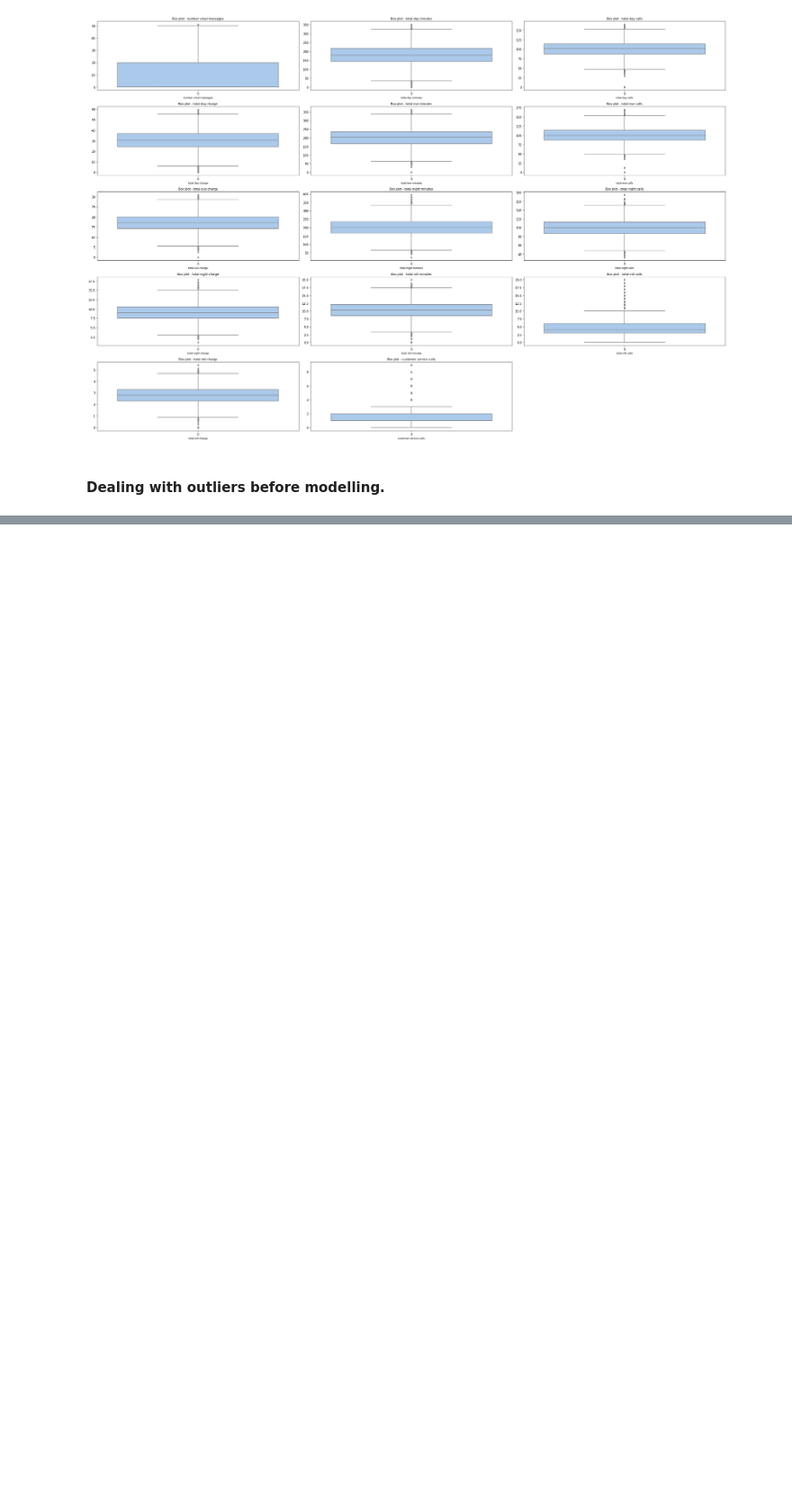
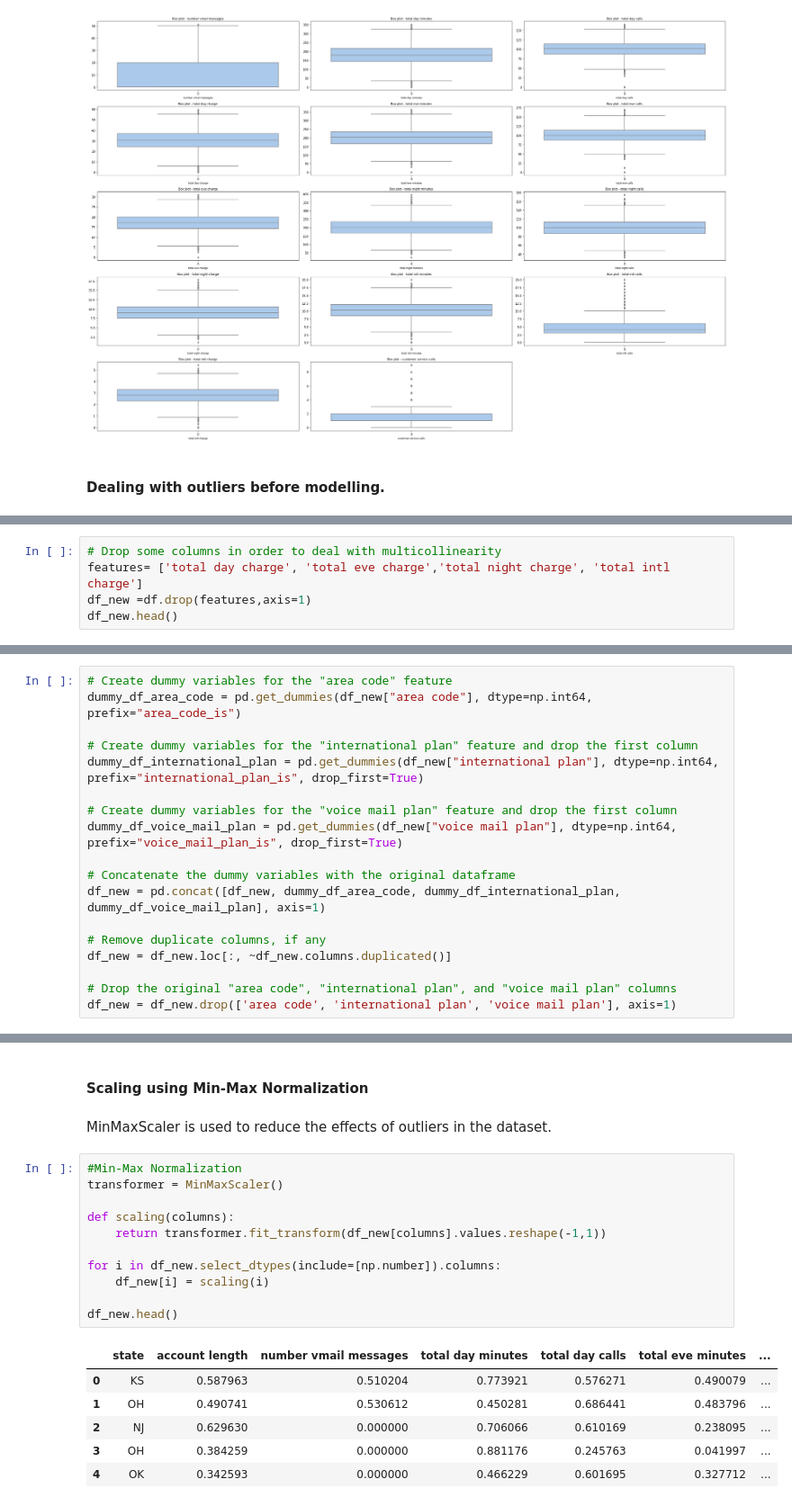
Before and after one commit to 101Prudencia-py/Churn-Analysis, a Jupyter notebook: Untitled.ipynb, the cells around one changed output, grey strips where cells are left out. Shown at 90% size. Drawn from its saved outputs; the diff is of its cells as text; blank space fills up the shorter version.

```diff
--- a/Untitled.ipynb
+++ b/Untitled.ipynb
@@ -562,0 +590,5 @@ After dropping numerical outliers, length of the dataframe is:  3127
+# %%
+# Drop some columns in order to deal with multicollinearity
+features= ['total day charge', 'total eve charge','total night charge', 'total intl charge']
+df_new =df.drop(features,axis=1)
+df_new.head()
@@ -562,0 +629,18 @@ After dropping numerical outliers, length of the dataframe is:  3127
+# %%
+# Create dummy variables for the "area code" feature
+dummy_df_area_code = pd.get_dummies(df_new["area code"], dtype=np.int64, prefix="area_code_is")
+
+# Create dummy variables for the "international plan" feature and drop the first column
+dummy_df_international_plan = pd.get_dummies(df_new["international plan"], dtype=np.int64, prefix="international_plan_is", drop_first=True)
+
+# Create dummy variables for the "voice mail plan" feature and drop the first column
+dummy_df_voice_mail_plan = pd.get_dummies(df_new["voice mail plan"], dtype=np.int64, prefix="voice_mail_plan_is", drop_first=True)
+
+# Concatenate the dummy variables with the original dataframe
+df_new = pd.concat([df_new, dummy_df_area_code, dummy_df_international_plan, dummy_df_voice_mail_plan], axis=1)
+
+# Remove duplicate columns, if any
+df_new = df_new.loc[:, ~df_new.columns.duplicated()]
+
+# Drop the original "area code", "international plan", and "voice mail plan" columns
+df_new = df_new.drop(['area code', 'international plan', 'voice mail plan'], axis=1)
@@ -562,0 +663,22 @@ After dropping numerical outliers, length of the dataframe is:  3127
+# %% [markdown]
+#### Scaling using Min-Max Normalization
+# %% [markdown]
+MinMaxScaler is used to reduce the effects of outliers in the dataset.
+# %%
+#Min-Max Normalization
+transformer = MinMaxScaler()
+
+def scaling(columns):
+    return transformer.fit_transform(df_new[columns].values.reshape(-1,1))
+
+for i in df_new.select_dtypes(include=[np.number]).columns:
+    df_new[i] = scaling(i)
+
+df_new.head()
+# %% [output]
+|  | state | account length | number vmail messages | total day minutes | total day calls | total eve minutes | ... |
+| 0 | KS | 0.587963 | 0.510204 | 0.773921 | 0.576271 | 0.490079 | ... |
+| 1 | OH | 0.490741 | 0.530612 | 0.450281 | 0.686441 | 0.483796 | ... |
+| 2 | NJ | 0.629630 | 0.000000 | 0.706066 | 0.610169 | 0.238095 | ... |
+| 3 | OH | 0.384259 | 0.000000 | 0.881176 | 0.245763 | 0.041997 | ... |
+| 4 | OK | 0.342593 | 0.000000 | 0.466229 | 0.601695 | 0.327712 | ... |
```
Also changed, not shown: parts of 17 cells of this notebook.
